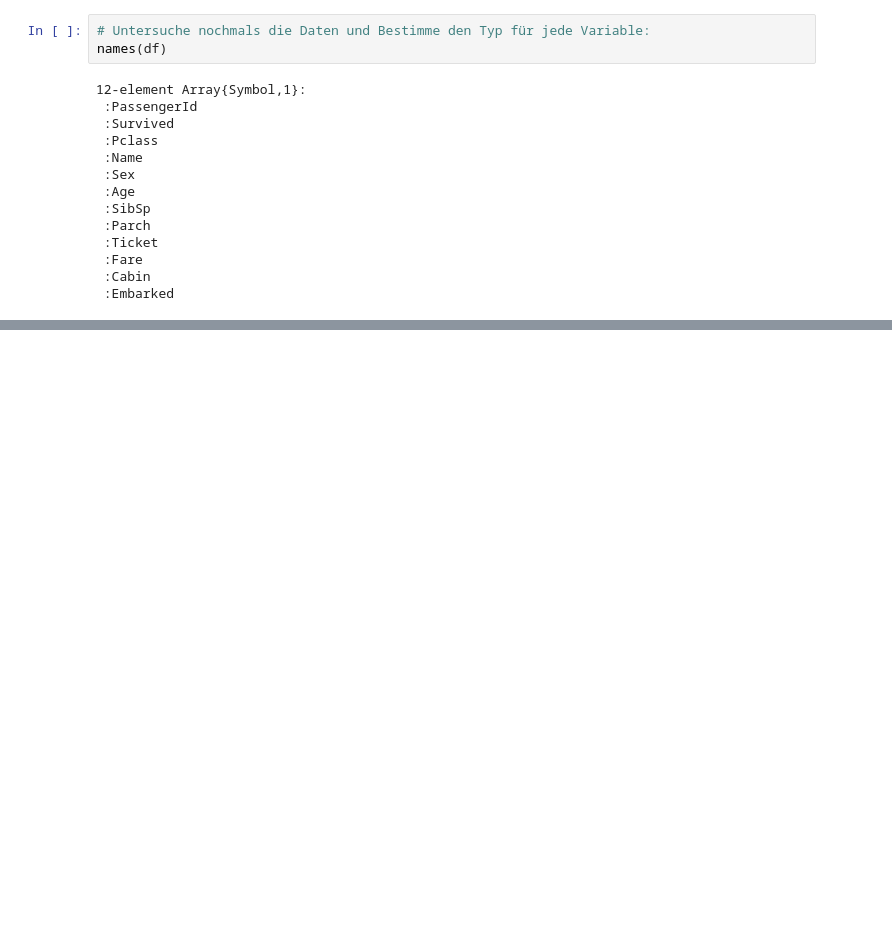
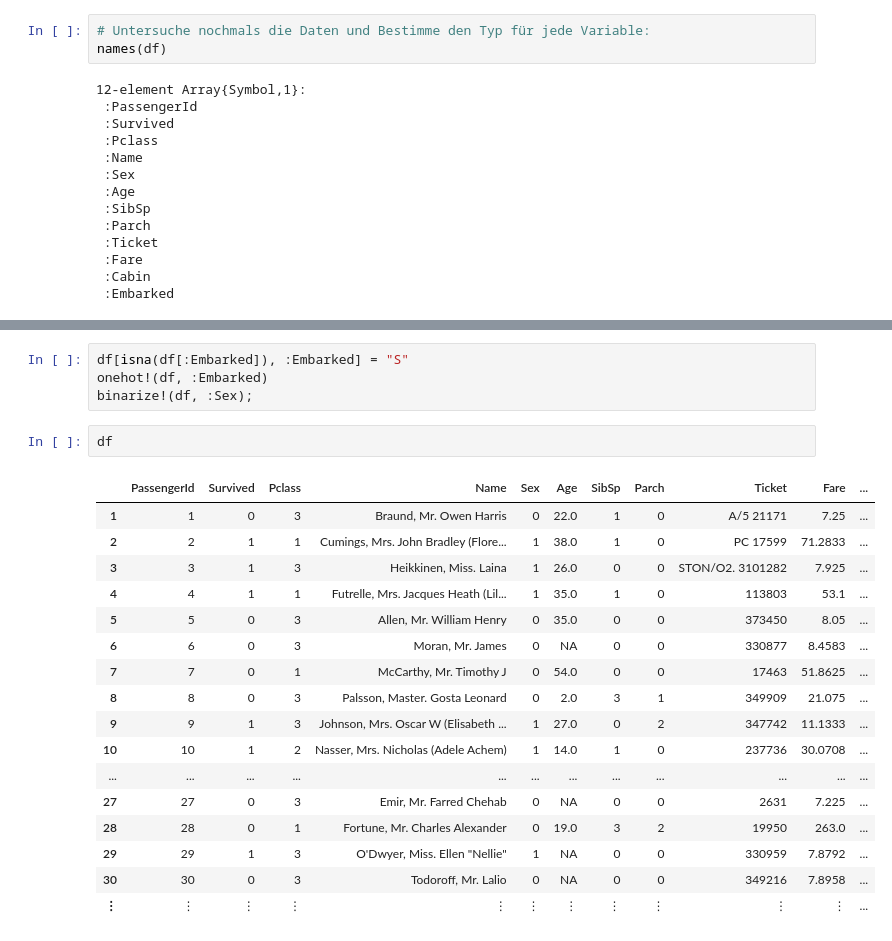
Before and after one commit to accounto/ml-school, a Jupyter notebook: ex3/ex3_b.ipynb, the cells around one changed output, grey strips where cells are left out. Saved outputs shown, nothing was run; the diff lists cells and outputs as text; blank space fills up the shorter version.

```diff
--- a/ex3/ex3_b.ipynb
+++ b/ex3/ex3_b.ipynb
@@ -72,0 +99,24 @@ names(df)
+# %%
+df[isna(df[:Embarked]), :Embarked] = "S"
+onehot!(df, :Embarked)
+binarize!(df, :Sex);
+# %%
+df
+# %% [output]
+|  | PassengerId | Survived | Pclass | Name | Sex | Age | SibSp | Parch | Ticket | Fare | ... |
+| 1 | 1 | 0 | 3 | Braund, Mr. Owen Harris | 0 | 22.0 | 1 | 0 | A/5 21171 | 7.25 | ... |
+| 2 | 2 | 1 | 1 | Cumings, Mrs. John Bradley (Flore... | 1 | 38.0 | 1 | 0 | PC 17599 | 71.2833 | ... |
+| 3 | 3 | 1 | 3 | Heikkinen, Miss. Laina | 1 | 26.0 | 0 | 0 | STON/O2. 3101282 | 7.925 | ... |
+| 4 | 4 | 1 | 1 | Futrelle, Mrs. Jacques Heath (Lil... | 1 | 35.0 | 1 | 0 | 113803 | 53.1 | ... |
+| 5 | 5 | 0 | 3 | Allen, Mr. William Henry | 0 | 35.0 | 0 | 0 | 373450 | 8.05 | ... |
+| 6 | 6 | 0 | 3 | Moran, Mr. James | 0 | NA | 0 | 0 | 330877 | 8.4583 | ... |
+| 7 | 7 | 0 | 1 | McCarthy, Mr. Timothy J | 0 | 54.0 | 0 | 0 | 17463 | 51.8625 | ... |
+| 8 | 8 | 0 | 3 | Palsson, Master. Gosta Leonard | 0 | 2.0 | 3 | 1 | 349909 | 21.075 | ... |
+| 9 | 9 | 1 | 3 | Johnson, Mrs. Oscar W (Elisabeth ... | 1 | 27.0 | 0 | 2 | 347742 | 11.1333 | ... |
+| 10 | 10 | 1 | 2 | Nasser, Mrs. Nicholas (Adele Achem) | 1 | 14.0 | 1 | 0 | 237736 | 30.0708 | ... |
+| ... | ... | ... | ... | ... | ... | ... | ... | ... | ... | ... | ... |
+| 27 | 27 | 0 | 3 | Emir, Mr. Farred Chehab | 0 | NA | 0 | 0 | 2631 | 7.225 | ... |
+| 28 | 28 | 0 | 1 | Fortune, Mr. Charles Alexander | 0 | 19.0 | 3 | 2 | 19950 | 263.0 | ... |
+| 29 | 29 | 1 | 3 | O'Dwyer, Miss. Ellen "Nellie" | 1 | NA | 0 | 0 | 330959 | 7.8792 | ... |
+| 30 | 30 | 0 | 3 | Todoroff, Mr. Lalio | 0 | NA | 0 | 0 | 349216 | 7.8958 | ... |
+| ⋮ | ⋮ | ⋮ | ⋮ | ⋮ | ⋮ | ⋮ | ⋮ | ⋮ | ⋮ | ⋮ | ... |
```
Also changed, not shown: parts of 7 cells of this notebook.
